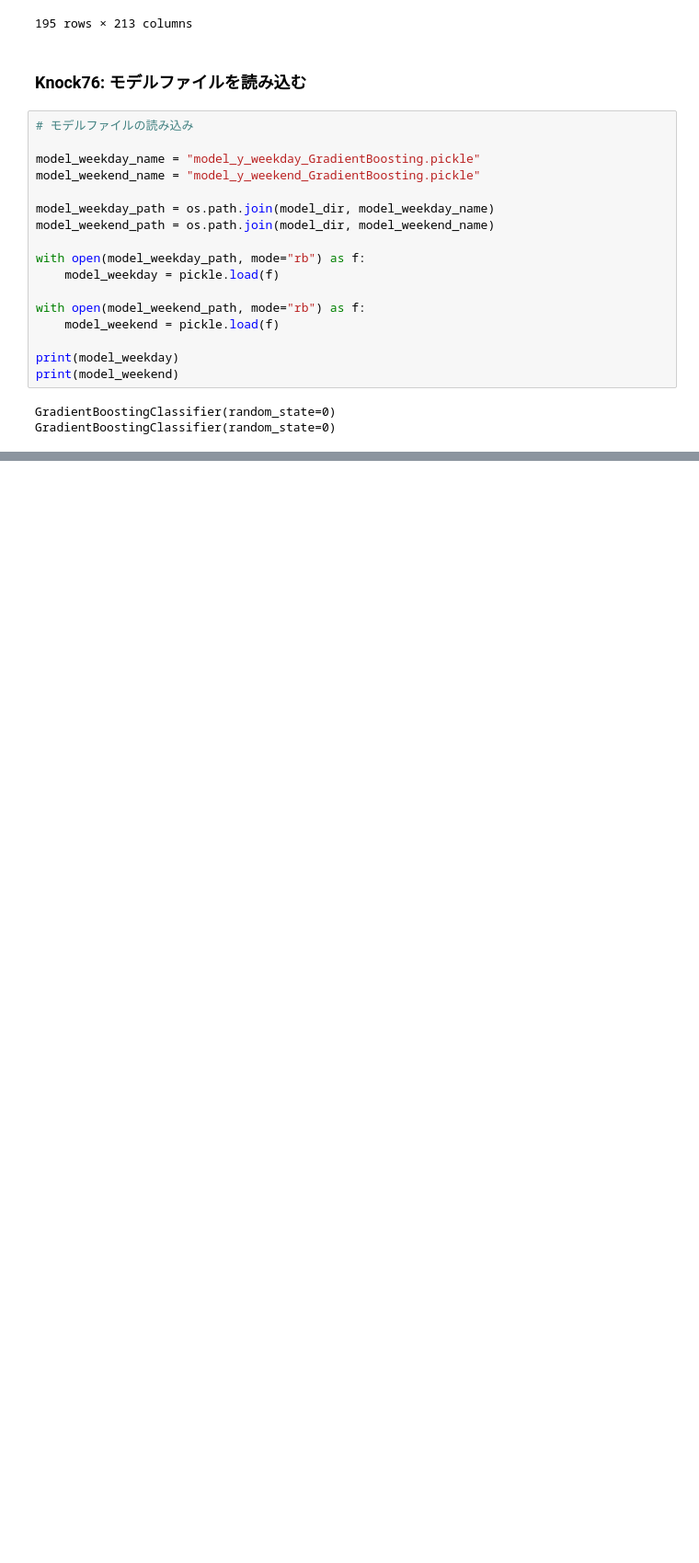
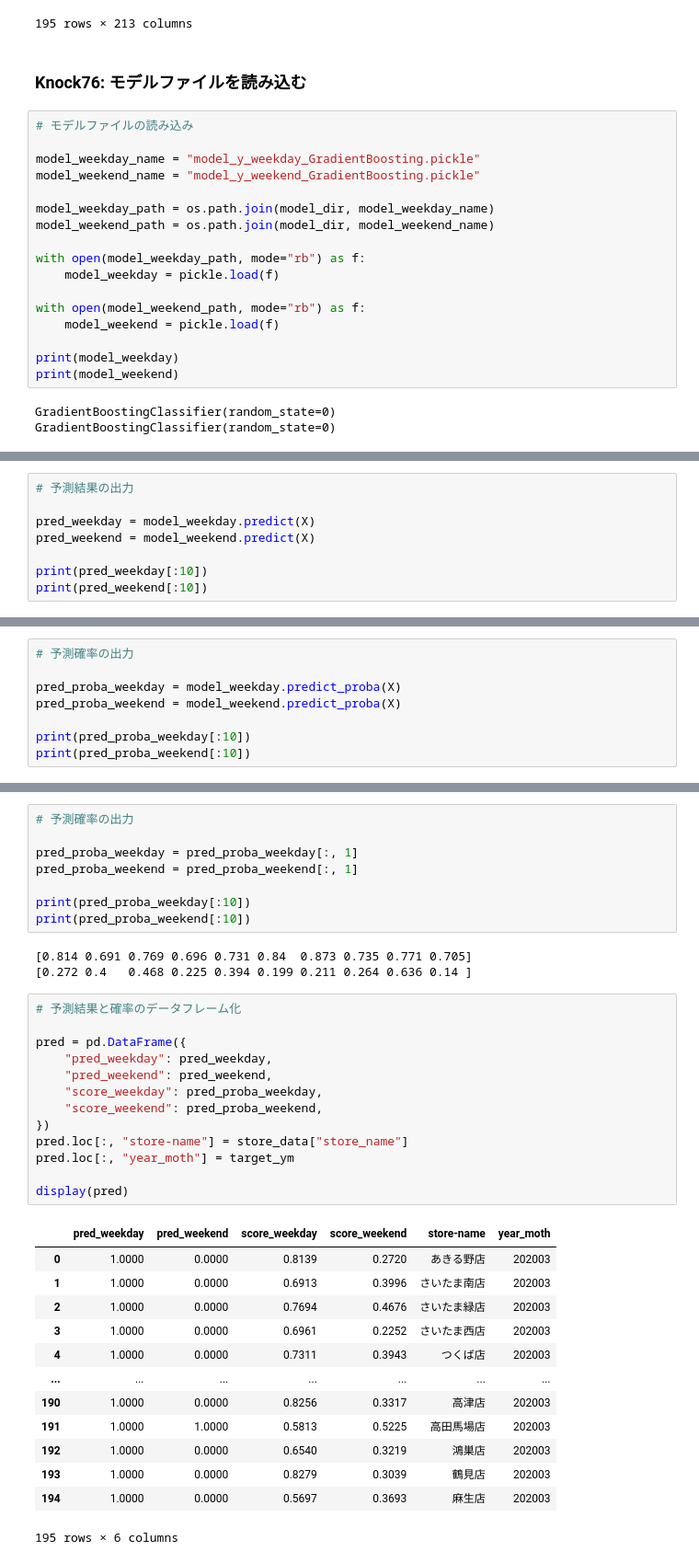
Before and after one commit to ginmaruGH/python-practical-machine-learning-system-100knocks, a Jupyter notebook: ch08/ch08.ipynb, the cells around one changed output, grey strips where cells are left out. Shown at 92% size. Saved outputs shown, nothing was run; the diff lists cells and outputs as text; blank space fills up the shorter version.

```diff
--- a/ch08/ch08.ipynb
+++ b/ch08/ch08.ipynb
@@ -288,0 +291,8 @@ GradientBoostingClassifier(random_state=0)
+# %%
+# 予測結果の出力
+
+pred_weekday = model_weekday.predict(X)
+pred_weekend = model_weekend.predict(X)
+
+print(pred_weekday[:10])
+print(pred_weekend[:10])
@@ -288,0 +302,8 @@ GradientBoostingClassifier(random_state=0)
+# %%
+# 予測確率の出力
+
+pred_proba_weekday = model_weekday.predict_proba(X)
+pred_proba_weekend = model_weekend.predict_proba(X)
+
+print(pred_proba_weekday[:10])
+print(pred_proba_weekend[:10])
@@ -288,0 +331,38 @@ GradientBoostingClassifier(random_state=0)
+# %%
+# 予測確率の出力
+
+pred_proba_weekday = pred_proba_weekday[:, 1]
+pred_proba_weekend = pred_proba_weekend[:, 1]
+
+print(pred_proba_weekday[:10])
+print(pred_proba_weekend[:10])
+# %% [output]
+[0.814 0.691 0.769 0.696 0.731 0.84  0.873 0.735 0.771 0.705]
+[0.272 0.4   0.468 0.225 0.394 0.199 0.211 0.264 0.636 0.14 ]
+# %%
+# 予測結果と確率のデータフレーム化
+
+pred = pd.DataFrame({
+    "pred_weekday": pred_weekday,
+    "pred_weekend": pred_weekend,
+    "score_weekday": pred_proba_weekday,
+    "score_weekend": pred_proba_weekend,
+})
+pred.loc[:, "store-name"] = store_data["store_name"]
+pred.loc[:, "year_moth"] = target_ym
+
+display(pred)
+# %% [output]
+|  | pred_weekday | pred_weekend | score_weekday | score_weekend | store-name | year_moth |
+| 0 | 1.0000 | 0.0000 | 0.8139 | 0.2720 | あきる野店 | 202003 |
+| 1 | 1.0000 | 0.0000 | 0.6913 | 0.3996 | さいたま南店 | 202003 |
+| 2 | 1.0000 | 0.0000 | 0.7694 | 0.4676 | さいたま緑店 | 202003 |
+| 3 | 1.0000 | 0.0000 | 0.6961 | 0.2252 | さいたま西店 | 202003 |
+| 4 | 1.0000 | 0.0000 | 0.7311 | 0.3943 | つくば店 | 202003 |
+| ... | ... | ... | ... | ... | ... | ... |
+| 190 | 1.0000 | 0.0000 | 0.8256 | 0.3317 | 高津店 | 202003 |
+| 191 | 1.0000 | 1.0000 | 0.5813 | 0.5225 | 高田馬場店 | 202003 |
+| 192 | 1.0000 | 0.0000 | 0.6540 | 0.3219 | 鴻巣店 | 202003 |
+| 193 | 1.0000 | 0.0000 | 0.8279 | 0.3039 | 鶴見店 | 202003 |
+| 194 | 1.0000 | 0.0000 | 0.5697 | 0.3693 | 麻生店 | 202003 |
+195 rows × 6 columns
```
Also changed, not shown: parts of 3 cells of this notebook.
